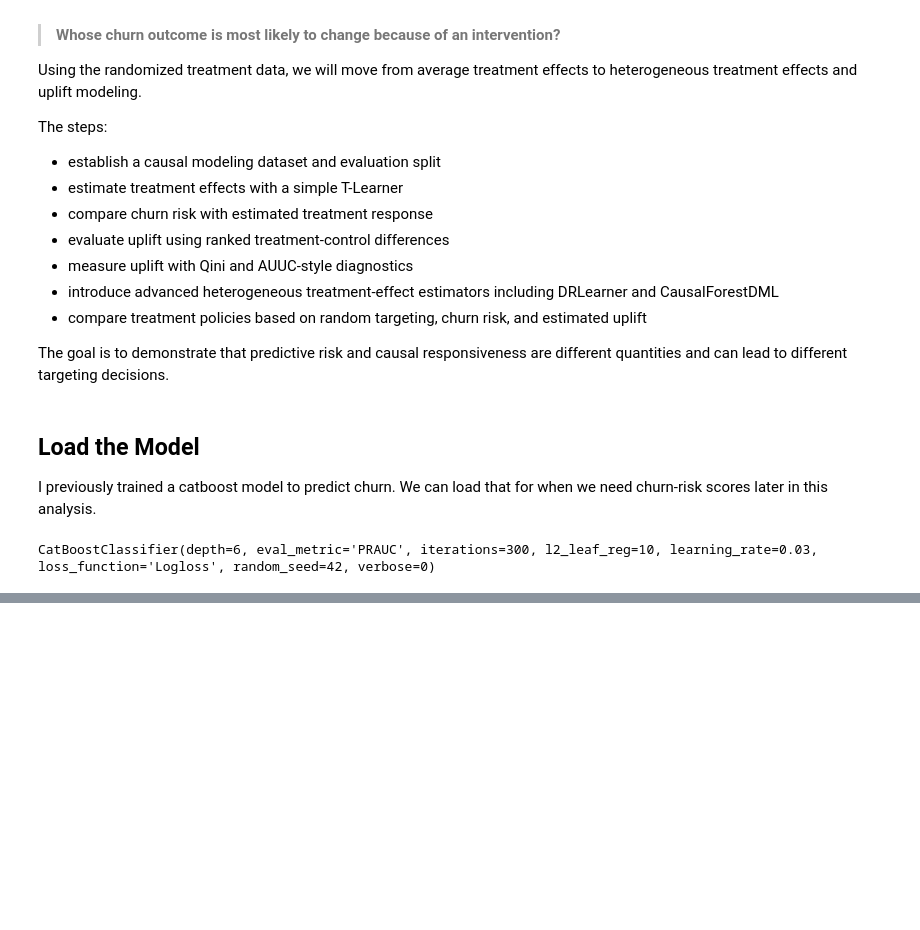
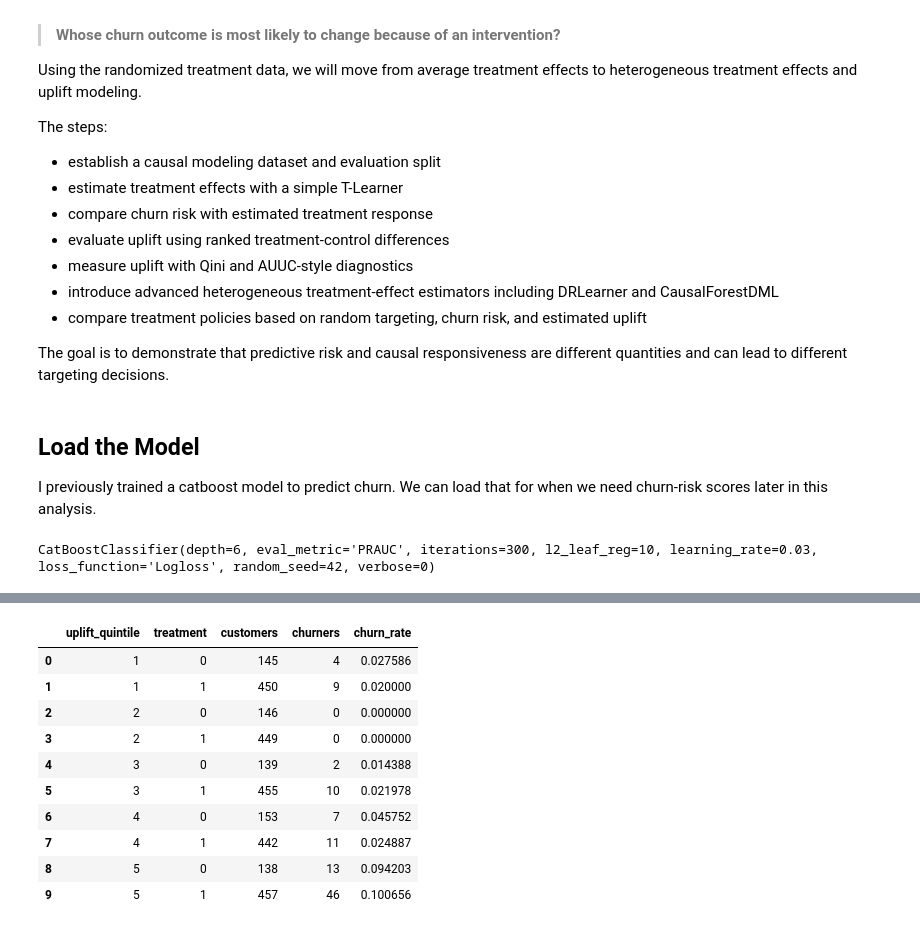
Before and after one commit to ACSanders/beyond-churn, a Jupyter notebook: notebooks/03_causal_uplift_modeling.ipynb, the cells around one changed output, grey strips where cells are left out. Cells and saved outputs as stored; diff of their text form; code cells hidden in the pictures; blank space fills up the shorter version.

```diff
--- a/notebooks/03_causal_uplift_modeling.ipynb
+++ b/notebooks/03_causal_uplift_modeling.ipynb
@@ -91,0 +768,29 @@ CatBoostClassifier(depth=6, eval_metric='PRAUC', iterations=300, l2_leaf_reg=10,
+# %%
+# check raw counts
+quintile_counts = (
+    eval_results
+    .groupby(
+        ["uplift_quintile", "treatment"],
+        observed=True
+    )["y"]
+    .agg(
+        customers="count",
+        churners="sum",
+        churn_rate="mean"
+    )
+    .reset_index()
+)
+
+quintile_counts
+# %% [output]
+|  | uplift_quintile | treatment | customers | churners | churn_rate |
+| 0 | 1 | 0 | 145 | 4 | 0.027586 |
+| 1 | 1 | 1 | 450 | 9 | 0.020000 |
+| 2 | 2 | 0 | 146 | 0 | 0.000000 |
+| 3 | 2 | 1 | 449 | 0 | 0.000000 |
+| 4 | 3 | 0 | 139 | 2 | 0.014388 |
+| 5 | 3 | 1 | 455 | 10 | 0.021978 |
+| 6 | 4 | 0 | 153 | 7 | 0.045752 |
+| 7 | 4 | 1 | 442 | 11 | 0.024887 |
+| 8 | 5 | 0 | 138 | 13 | 0.094203 |
+| 9 | 5 | 1 | 457 | 46 | 0.100656 |
```
Also changed, not shown: parts of 54 cells of this notebook.
